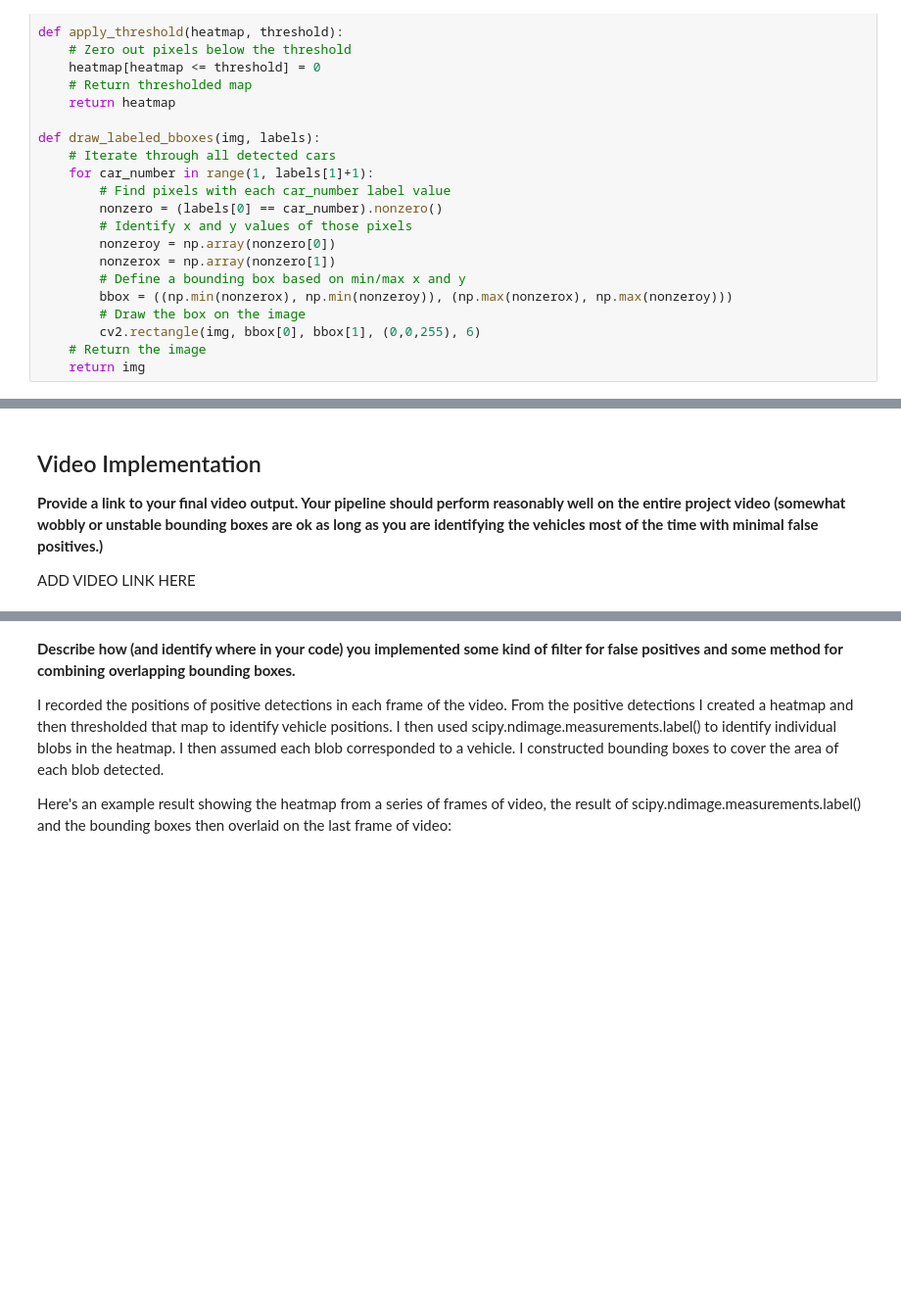
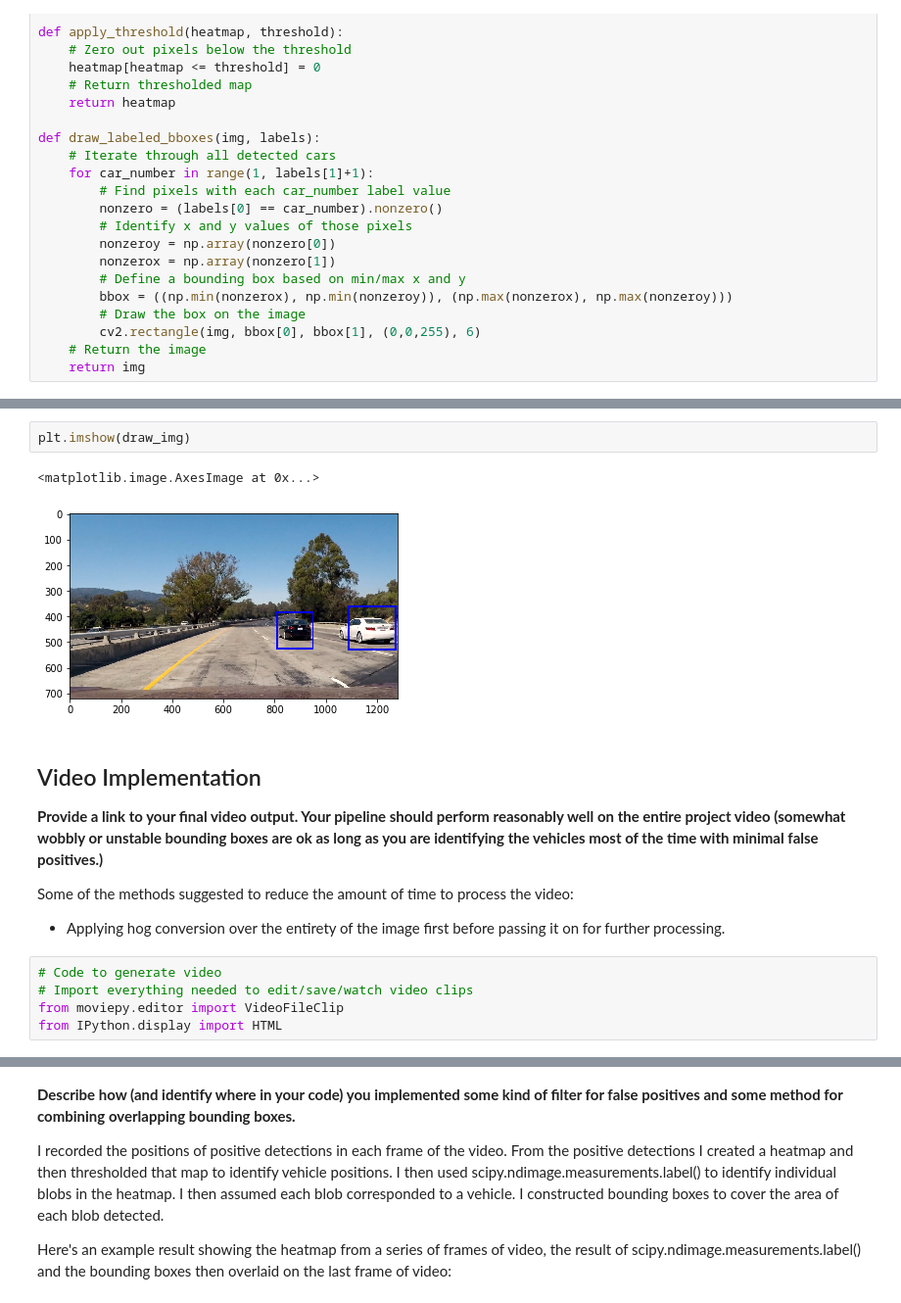
Before and after one commit to hairizuanbinnoorazman/CarND-Vehicle-Detection, a Jupyter notebook: Vehicle Detection.ipynb, the cells around one changed output, grey strips where cells are left out. Shown: that part at 98% size. Saved outputs shown, nothing was run; the diff lists cells and outputs as text; blank space fills up the shorter version.

Commit message:
feat: Generate video output

```diff
--- a/Vehicle Detection.ipynb
+++ b/Vehicle Detection.ipynb
@@ -441,6 +625,18 @@ def draw_labeled_bboxes(img, labels):
+# %%
+plt.imshow(draw_img)
+# %% [output]
+<matplotlib.image.AxesImage at 0x...>
+[figure, added]
 # %% [markdown]
 ## Video Implementation
 
 **Provide a link to your final video output. Your pipeline should perform reasonably well on the entire project video (somewhat wobbly or unstable bounding boxes are ok as long as you are identifying the vehicles most of the time with minimal false positives.)**
 
-ADD VIDEO LINK HERE
+Some of the methods suggested to reduce the amount of time to process the video:
+
+- Applying hog conversion over the entirety of the image first before passing it on for further processing.
+# %%
+# Code to generate video
+# Import everything needed to edit/save/watch video clips
+from moviepy.editor import VideoFileClip
+from IPython.display import HTML
```
Also changed, not shown: parts of 18 cells of this notebook, 1 other file.
